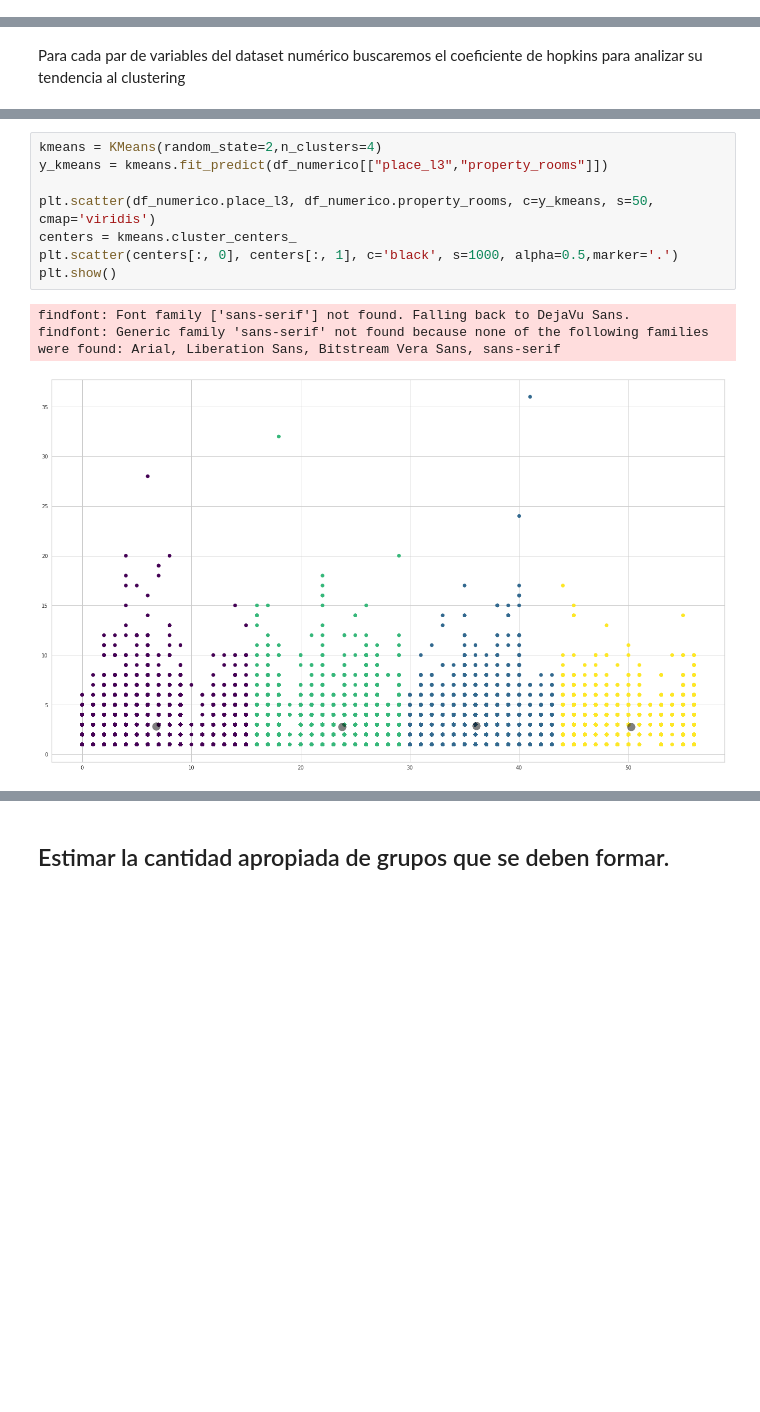
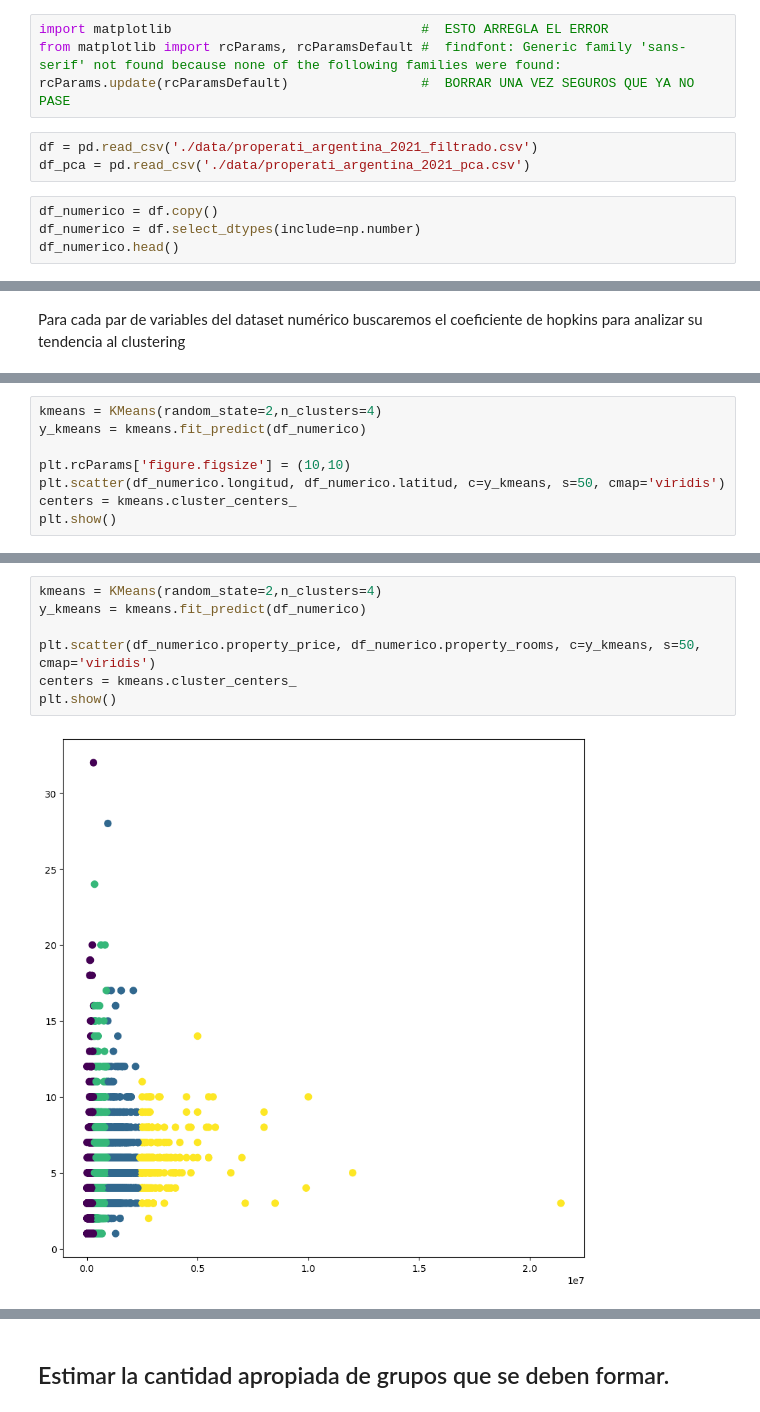
Before and after one commit to gabibema/7506R-2C2022-GRUPO07, a Jupyter notebook: 7506R_TP1_GRUPO07_ENTREGA_N2.ipynb, the cells around one changed output, grey strips where cells are left out. Saved outputs shown, nothing was run; the diff lists cells and outputs as text; blank space fills up the shorter version.

```diff
--- a/7506R_TP1_GRUPO07_ENTREGA_N2.ipynb
+++ b/7506R_TP1_GRUPO07_ENTREGA_N2.ipynb
@@ -46,0 +26,11 @@ df_numerico.head()
+# %%
+import matplotlib                                #  ESTO ARREGLA EL ERROR
+from matplotlib import rcParams, rcParamsDefault #  findfont: Generic family 'sans-serif' not found because none of the following families were found:
+rcParams.update(rcParamsDefault)                 #  BORRAR UNA VEZ SEGUROS QUE YA NO PASE
+# %%
+df = pd.read_csv('./data/properati_argentina_2021_filtrado.csv')
+df_pca = pd.read_csv('./data/properati_argentina_2021_pca.csv')
+# %%
+df_numerico = df.copy()
+df_numerico = df.select_dtypes(include=np.number)
+df_numerico.head()
@@ -100,0 +142,8 @@ Se observa que los valores más cercanos a 1 (tendencia al cluster) se obtienen
+# %%
+kmeans = KMeans(random_state=2,n_clusters=4)
+y_kmeans = kmeans.fit_predict(df_numerico)
+
+plt.rcParams['figure.figsize'] = (10,10)
+plt.scatter(df_numerico.longitud, df_numerico.latitud, c=y_kmeans, s=50, cmap='viridis')
+centers = kmeans.cluster_centers_
+plt.show()
@@ -101,12 +162,9 @@ Se observa que los valores más cercanos a 1 (tendencia al cluster) se obtienen
 # %%
 kmeans = KMeans(random_state=2,n_clusters=4)
-y_kmeans = kmeans.fit_predict(df_numerico[["place_l3","property_rooms"]])
+y_kmeans = kmeans.fit_predict(df_numerico)
 
-plt.scatter(df_numerico.place_l3, df_numerico.property_rooms, c=y_kmeans, s=50, cmap='viridis')
+plt.scatter(df_numerico.property_price, df_numerico.property_rooms, c=y_kmeans, s=50, cmap='viridis')
 centers = kmeans.cluster_centers_
-plt.scatter(centers[:, 0], centers[:, 1], c='black', s=1000, alpha=0.5,marker='.')
 plt.show()
 # %% [output]
-findfont: Font family ['sans-serif'] not found. Falling back to DejaVu Sans.
-findfont: Generic family 'sans-serif' not found because none of the following families were found: Arial, Liberation Sans, Bitstream Vera Sans, sans-serif
-[figure, old version]
+[figure, new version]
```
Also changed, not shown: parts of 108 cells of this notebook, 1 other file.
